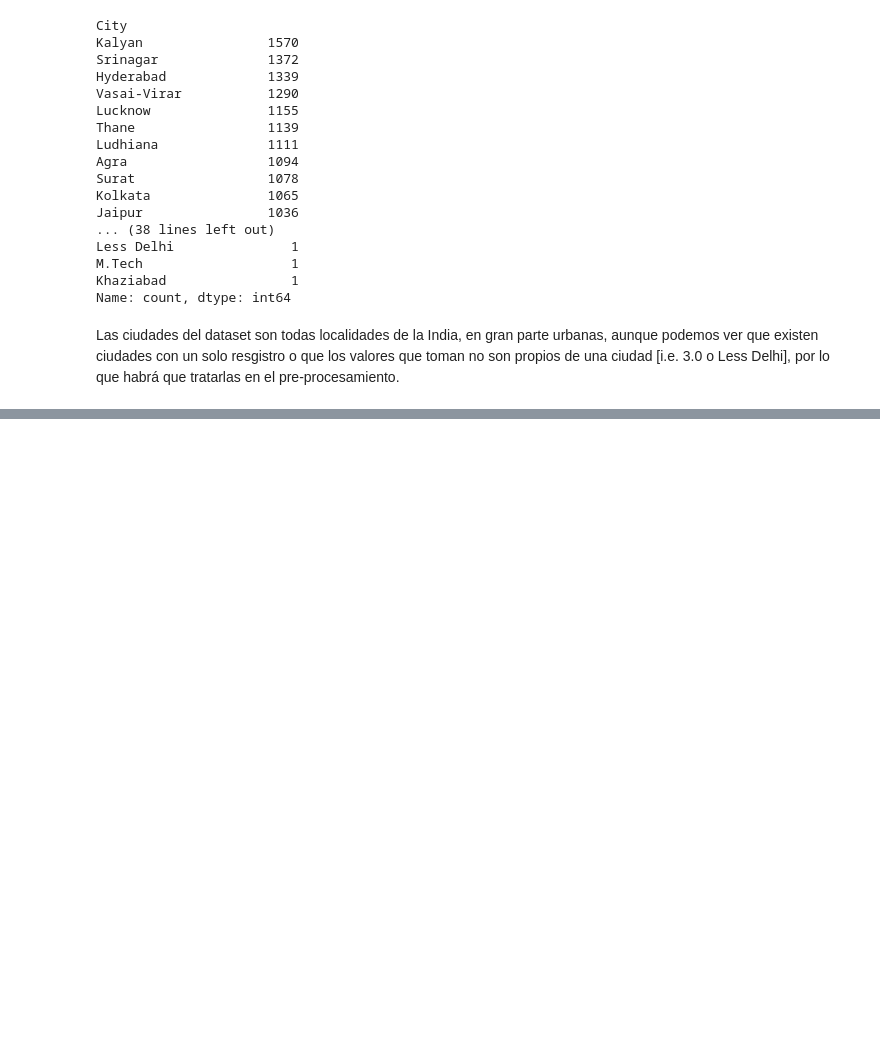
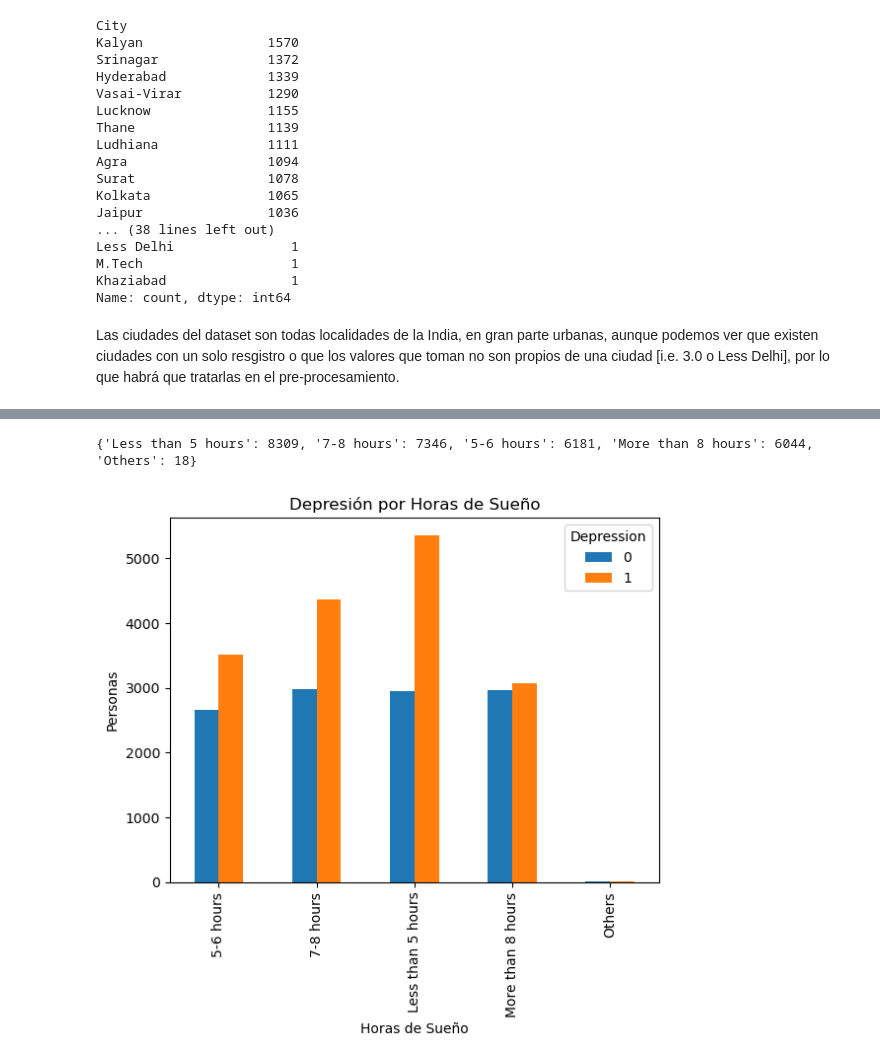
Before and after one commit to denisevaldivia/Depression_Classification, a Jupyter notebook: notebooks/01_eda_inicial.ipynb, the cells around one changed output, grey strips where cells are left out. Drawn from its saved outputs; the diff is of its cells as text; code cells hidden in the pictures; blank space fills up the shorter version.

```diff
--- a/notebooks/01_eda_inicial.ipynb
+++ b/notebooks/01_eda_inicial.ipynb
@@ -229,0 +279,5 @@ Las ciudades del dataset son todas localidades de la India, en gran parte urbana
+# %%
+grafica_cualitativa(df['Sleep Duration'], 'Horas de Sueño')
+# %% [output]
+{'Less than 5 hours': 8309, '7-8 hours': 7346, '5-6 hours': 6181, 'More than 8 hours': 6044, 'Others': 18}
+[figure, added]
```
Also changed, not shown: parts of 4 cells of this notebook, 1 other file.
